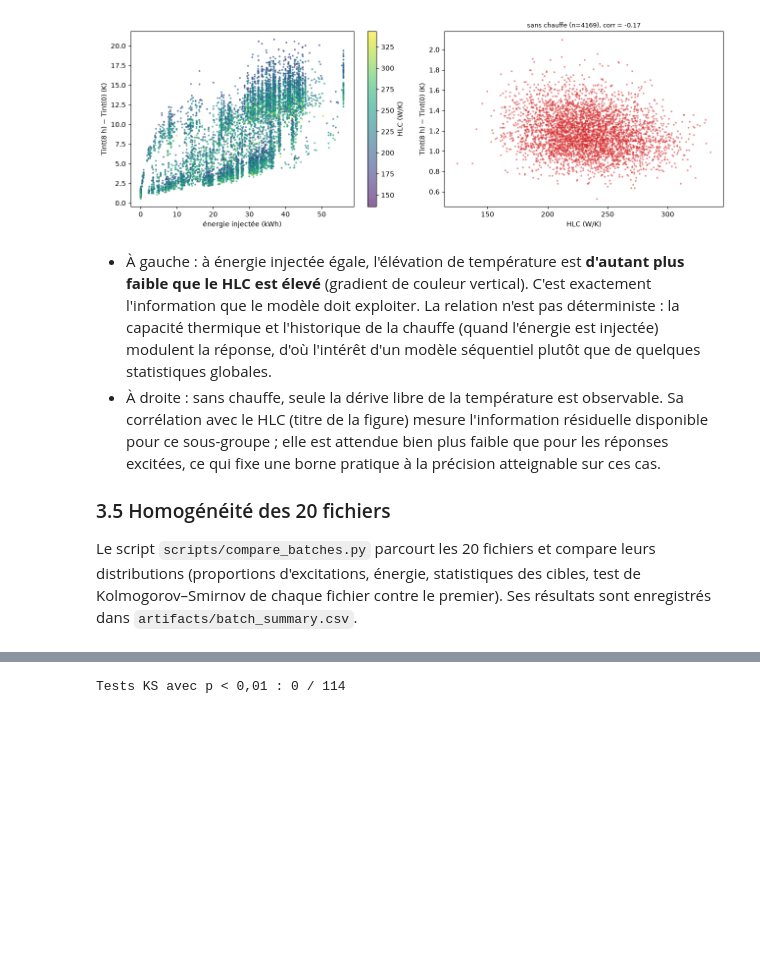
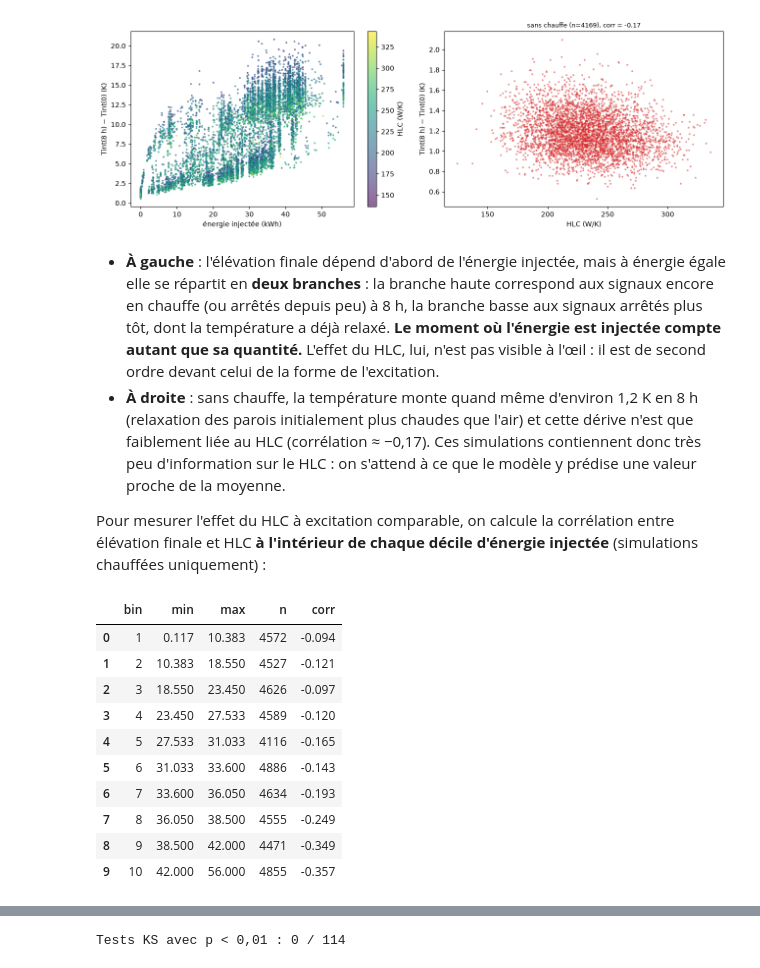
Before and after one commit to Fareshd049/coenergy-assessment, a Jupyter notebook: notebooks/report.ipynb, the cells around one changed output, grey strips where cells are left out. Cells and saved outputs as stored; diff of their text form; code cells hidden in the pictures; blank space fills up the shorter version.

```diff
--- a/notebooks/report.ipynb
+++ b/notebooks/report.ipynb
@@ -187,9 +190,23 @@ plot_informativeness(eda);
 # %% [output]
 [figure]
 # %% [markdown]
-- À gauche : à énergie injectée égale, l'élévation de température est **d'autant plus faible que le HLC est élevé** (gradient de couleur vertical). C'est exactement l'information que le modèle doit exploiter. La relation n'est pas déterministe : la capacité thermique et l'historique de la chauffe (quand l'énergie est injectée) modulent la réponse, d'où l'intérêt d'un modèle séquentiel plutôt que de quelques statistiques globales.
-- À droite : sans chauffe, seule la dérive libre de la température est observable. Sa corrélation avec le HLC (titre de la figure) mesure l'information résiduelle disponible pour ce sous-groupe ; elle est attendue bien plus faible que pour les réponses excitées, ce qui fixe une borne pratique à la précision atteignable sur ces cas.
+- **À gauche** : l'élévation finale dépend d'abord de l'énergie injectée, mais à énergie égale elle se répartit en **deux branches** : la branche haute correspond aux signaux encore en chauffe (ou arrêtés depuis peu) à 8 h, la branche basse aux signaux arrêtés plus tôt, dont la température a déjà relaxé. **Le moment où l'énergie est injectée compte autant que sa quantité.** L'effet du HLC, lui, n'est pas visible à l'œil : il est de second ordre devant celui de la forme de l'excitation.
+- **À droite** : sans chauffe, la température monte quand même d'environ 1,2 K en 8 h (relaxation des parois initialement plus chaudes que l'air) et cette dérive n'est que faiblement liée au HLC (corrélation ≈ −0,17). Ces simulations contiennent donc très peu d'information sur le HLC : on s'attend à ce que le modèle y prédise une valeur proche de la moyenne.
 
-### 3.5 Homogénéité des 20 fichiers
-
-Le script `scripts/compare_batches.py` parcourt les 20 fichiers et compare leurs distributions (proportions d'excitations, énergie, statistiques des cibles, test de Kolmogorov–Smirnov de chaque fichier contre le premier). Ses résultats sont enregistrés dans `artifacts/batch_summary.csv`.
+Pour mesurer l'effet du HLC à excitation comparable, on calcule la corrélation entre élévation finale et HLC **à l'intérieur de chaque décile d'énergie injectée** (simulations chauffées uniquement) :
+# %%
+heated = ~feats["never_on"]
+rise = eda.x[heated, -1, 0] - eda.x[heated, 0, 0]
+conditional_correlation(feats["energy_kwh"][heated], rise, eda.y[heated, 0], n_bins=10)
+# %% [output]
+|  | bin | min | max | n | corr |
+| 0 | 1 | 0.117 | 10.383 | 4572 | -0.094 |
+| 1 | 2 | 10.383 | 18.550 | 4527 | -0.121 |
+| 2 | 3 | 18.550 | 23.450 | 4626 | -0.097 |
+| 3 | 4 | 23.450 | 27.533 | 4589 | -0.120 |
+| 4 | 5 | 27.533 | 31.033 | 4116 | -0.165 |
+| 5 | 6 | 31.033 | 33.600 | 4886 | -0.143 |
+| 6 | 7 | 33.600 | 36.050 | 4634 | -0.193 |
+| 7 | 8 | 36.050 | 38.500 | 4555 | -0.249 |
+| 8 | 9 | 38.500 | 42.000 | 4471 | -0.349 |
+| 9 | 10 | 42.000 | 56.000 | 4855 | -0.357 |
```
Also changed, not shown: parts of 5 cells of this notebook, 2 other files.
